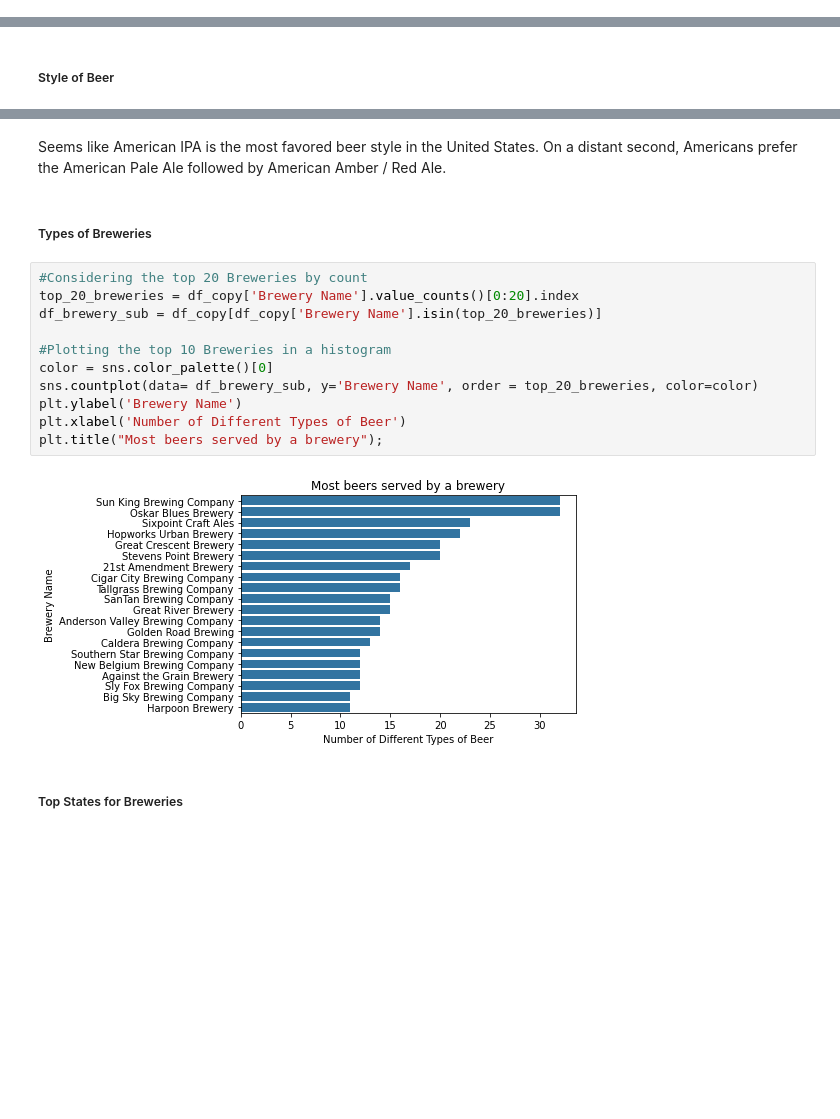
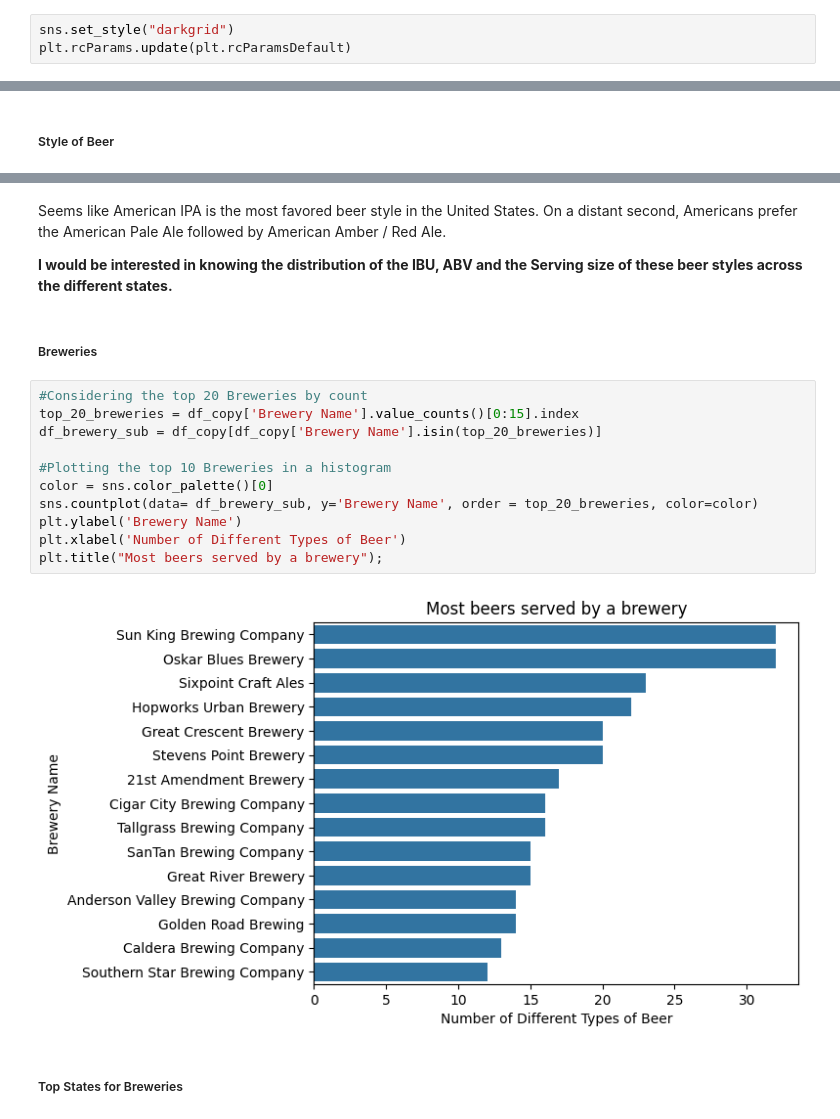
Before and after one commit to akkiannu/BeerAnalysis, a Jupyter notebook: exploration.ipynb, the cells around one changed output, grey strips where cells are left out. Saved outputs shown, nothing was run; the diff lists cells and outputs as text; blank space fills up the shorter version.

Commit message:
v2.6: Enhanced Commentary on the Visaulization and changed the background color of the plots to look better on dark themed notebooks

```diff
--- a/exploration.ipynb
+++ b/exploration.ipynb
@@ -3,6 +3,9 @@ import pandas as pd #For reading data from files into table
 import numpy as np #For computing maths on data columns
 from matplotlib import pyplot as plt #For plotting basic graphs. Also provides indepth framework for seaborn
 import seaborn as sns #For plotting visually asthetic graphs. Works in tandem with matplotlib's pyplot
+# %%
+sns.set_style("darkgrid")
+plt.rcParams.update(plt.rcParamsDefault)
 # %% [markdown]
 # Gather
 # %% [markdown]
@@ -190,20 +194,22 @@ plt.title("Most common style of beer");
 # %% [markdown]
 Seems like American IPA is the most favored beer style in the United States. On a distant second, Americans prefer the American Pale Ale followed by American Amber / Red Ale.
+
+**I would be interested in knowing the distribution of the IBU, ABV and the Serving size of these beer styles across the different states.**
 # %% [markdown]
-##### Types of Breweries
+##### Breweries
 # %%
 #Considering the top 20 Breweries by count
-top_20_breweries = df_copy['Brewery Name'].value_counts()[0:20].index
+top_20_breweries = df_copy['Brewery Name'].value_counts()[0:15].index
 df_brewery_sub = df_copy[df_copy['Brewery Name'].isin(top_20_breweries)]
 
 #Plotting the top 10 Breweries in a histogram
 color = sns.color_palette()[0]
 sns.countplot(data= df_brewery_sub, y='Brewery Name', order = top_20_breweries, color=color)
 plt.ylabel('Brewery Name')
 plt.xlabel('Number of Different Types of Beer')
 plt.title("Most beers served by a brewery");
 # %% [output]
-[figure, old version]
+[figure, new version]
 # %% [markdown]
 ##### Top States for Breweries
 # %%
```
Also changed, not shown: parts of 31 cells of this notebook, 1 other file.
